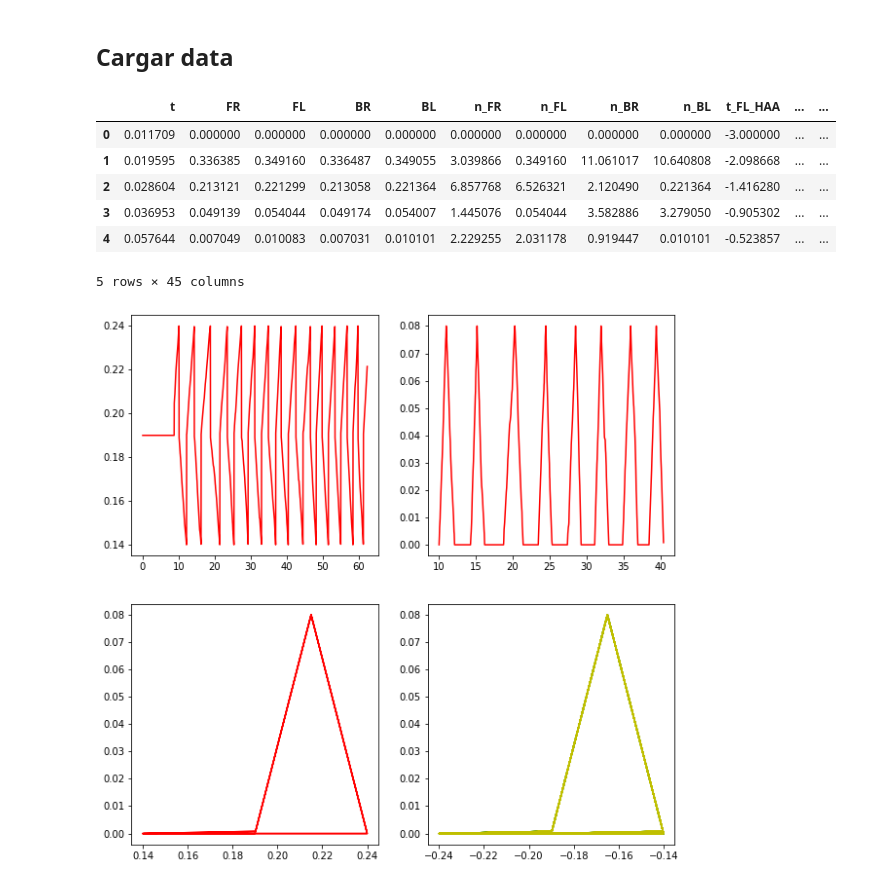
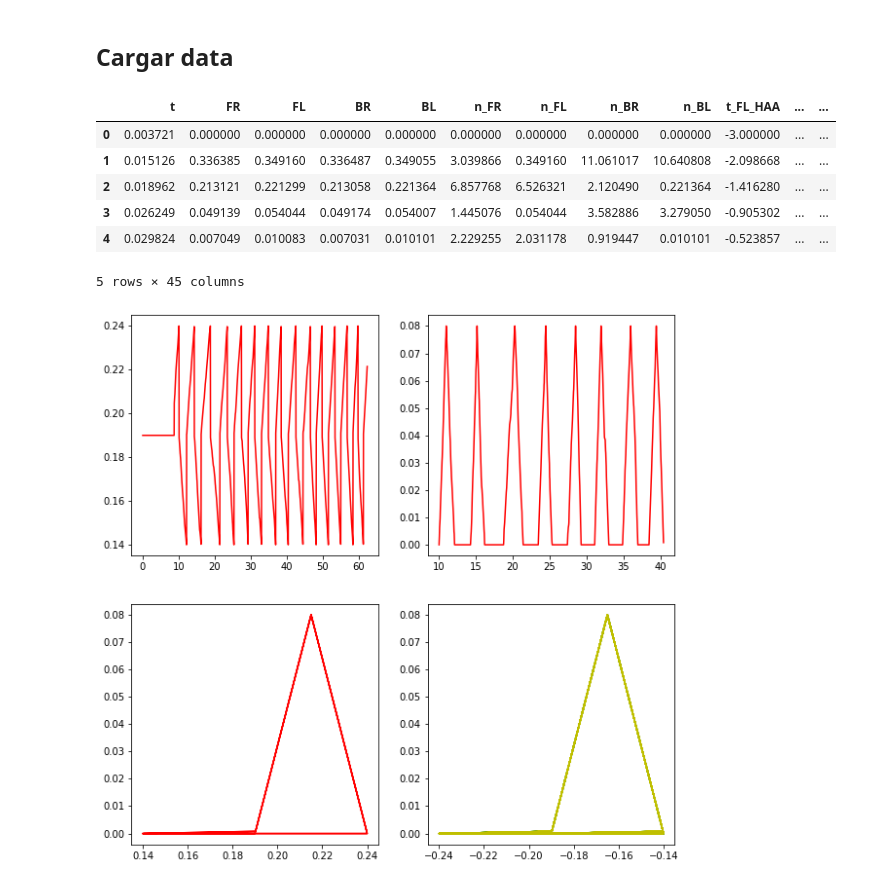
Before and after one commit to DPR00/rle_127, a Jupyter notebook: solo12-pybullet/solo_pybullet/graficar.ipynb, the cells around one changed output. Saved outputs shown, nothing was run; the diff lists cells and outputs as text; code cells hidden in the pictures.

```diff
--- a/solo12-pybullet/solo_pybullet/graficar.ipynb
+++ b/solo12-pybullet/solo_pybullet/graficar.ipynb
@@ -7,20 +7,20 @@ import pandas as pd
 # %% [markdown]
 ## Cargar data
 # %%
-filename= "/home/diegopalma/Documents/rle_127/solo12-pybullet/telemetria/data_csimple2.csv"
+filename= "/home/diegopalma/Documents/rle_127/solo12-pybullet/telemetria/data_csimple_obs.csv"
 data = pd.read_csv(filename)
 data[["FR"]] = data[["FR"]].abs()
 data[["FL"]] = data[["FL"]].abs()
 data[["BR"]] = data[["BR"]].abs()
 data[["BL"]] = data[["BL"]].abs()
 data.head(5)
 # %% [output]
 |  | t | FR | FL | BR | BL | n_FR | n_FL | n_BR | n_BL | t_FL_HAA | ... | ... |
-| 0 | 0.011709 | 0.000000 | 0.000000 | 0.000000 | 0.000000 | 0.000000 | 0.000000 | 0.000000 | 0.000000 | -3.000000 | ... | ... |
-| 1 | 0.019595 | 0.336385 | 0.349160 | 0.336487 | 0.349055 | 3.039866 | 0.349160 | 11.061017 | 10.640808 | -2.098668 | ... | ... |
-| 2 | 0.028604 | 0.213121 | 0.221299 | 0.213058 | 0.221364 | 6.857768 | 6.526321 | 2.120490 | 0.221364 | -1.416280 | ... | ... |
-| 3 | 0.036953 | 0.049139 | 0.054044 | 0.049174 | 0.054007 | 1.445076 | 0.054044 | 3.582886 | 3.279050 | -0.905302 | ... | ... |
-| 4 | 0.057644 | 0.007049 | 0.010083 | 0.007031 | 0.010101 | 2.229255 | 2.031178 | 0.919447 | 0.010101 | -0.523857 | ... | ... |
+| 0 | 0.003721 | 0.000000 | 0.000000 | 0.000000 | 0.000000 | 0.000000 | 0.000000 | 0.000000 | 0.000000 | -3.000000 | ... | ... |
+| 1 | 0.015126 | 0.336385 | 0.349160 | 0.336487 | 0.349055 | 3.039866 | 0.349160 | 11.061017 | 10.640808 | -2.098668 | ... | ... |
+| 2 | 0.018962 | 0.213121 | 0.221299 | 0.213058 | 0.221364 | 6.857768 | 6.526321 | 2.120490 | 0.221364 | -1.416280 | ... | ... |
+| 3 | 0.026249 | 0.049139 | 0.054044 | 0.049174 | 0.054007 | 1.445076 | 0.054044 | 3.582886 | 3.279050 | -0.905302 | ... | ... |
+| 4 | 0.029824 | 0.007049 | 0.010083 | 0.007031 | 0.010101 | 2.229255 | 2.031178 | 0.919447 | 0.010101 | -0.523857 | ... | ... |
 5 rows × 45 columns
 # %%
 fig, axs = plt.subplots(2, 2, figsize=(10,10))
```
Also changed, not shown: parts of 3 cells of this notebook, 1 other file.
